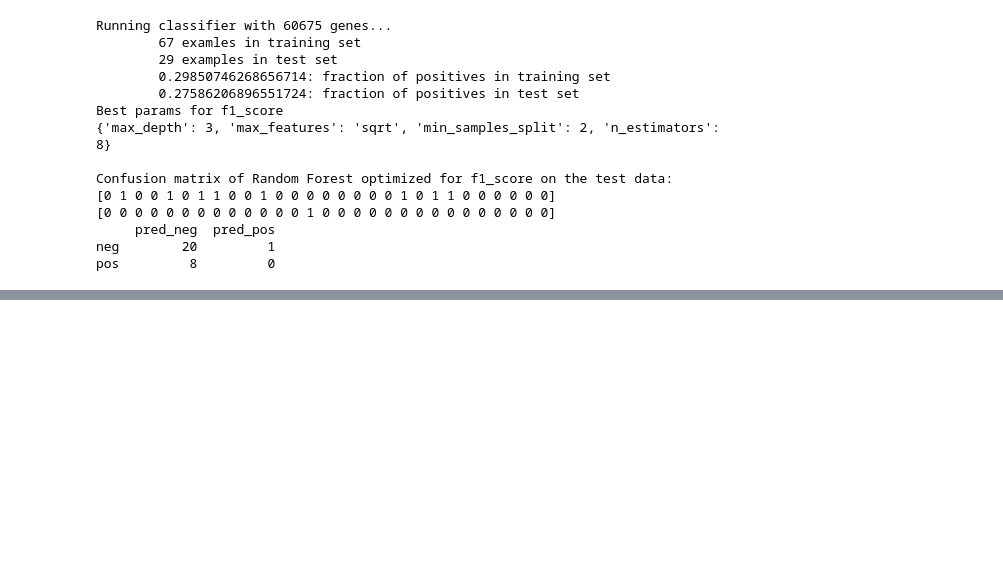
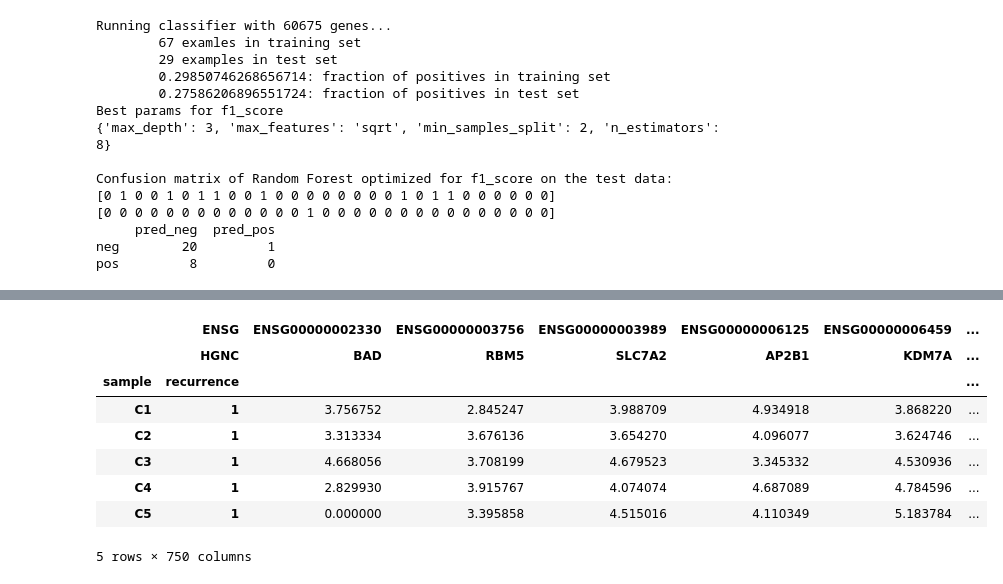
Before and after one commit to ekofman/CSE283_classifier_project, a Jupyter notebook: RandomForest_classifier.ipynb, the cells around one changed output, grey strips where cells are left out. Saved outputs shown, nothing was run; the diff lists cells and outputs as text; code cells hidden in the pictures; blank space fills up the shorter version.

```diff
--- a/RandomForest_classifier.ipynb
+++ b/RandomForest_classifier.ipynb
@@ -157,4 +157,16 @@ results[['mean_test_precision_score', 'mean_test_recall_score', 'mean_test_f1_sc
 | 91 | 0.552 | 0.301 | 0.374 | 3 | 7 | ... |
 | 55 | 0.552 | 0.301 | 0.374 | 3 | 3 | ... |
 | 49 | 0.552 | 0.301 | 0.374 | 2 | 3 | ... |
+# %%
+np.log2(c.subsetted_tpm+1).head()
+# %% [output]
+|  | ENSG | ENSG00000002330 | ENSG00000003756 | ENSG00000003989 | ENSG00000006125 | ENSG00000006459 | ... |
+|  | HGNC | BAD | RBM5 | SLC7A2 | AP2B1 | KDM7A | ... |
+| sample | recurrence |  |  |  |  |  | ... |
+| C1 | 1 | 3.756752 | 2.845247 | 3.988709 | 4.934918 | 3.868220 | ... |
+| C2 | 1 | 3.313334 | 3.676136 | 3.654270 | 4.096077 | 3.624746 | ... |
+| C3 | 1 | 4.668056 | 3.708199 | 4.679523 | 3.345332 | 4.530936 | ... |
+| C4 | 1 | 2.829930 | 3.915767 | 4.074074 | 4.687089 | 4.784596 | ... |
+| C5 | 1 | 0.000000 | 3.395858 | 4.515016 | 4.110349 | 5.183784 | ... |
+5 rows × 750 columns
 # %%
```
Also changed, not shown: parts of 5 cells of this notebook, 3 other files.
